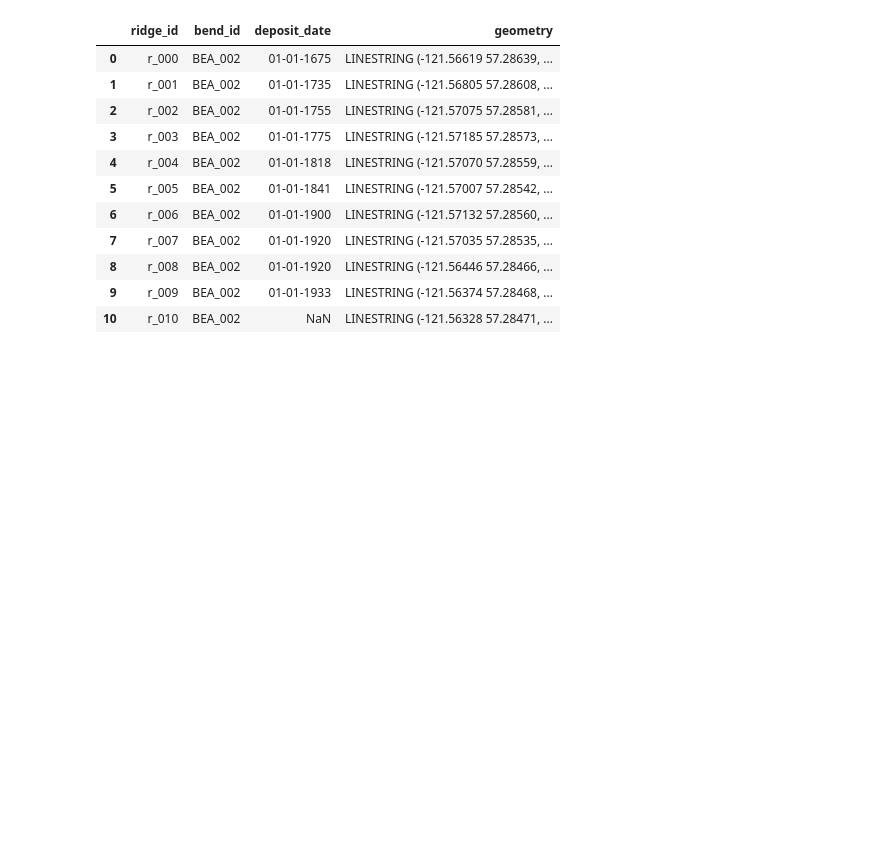
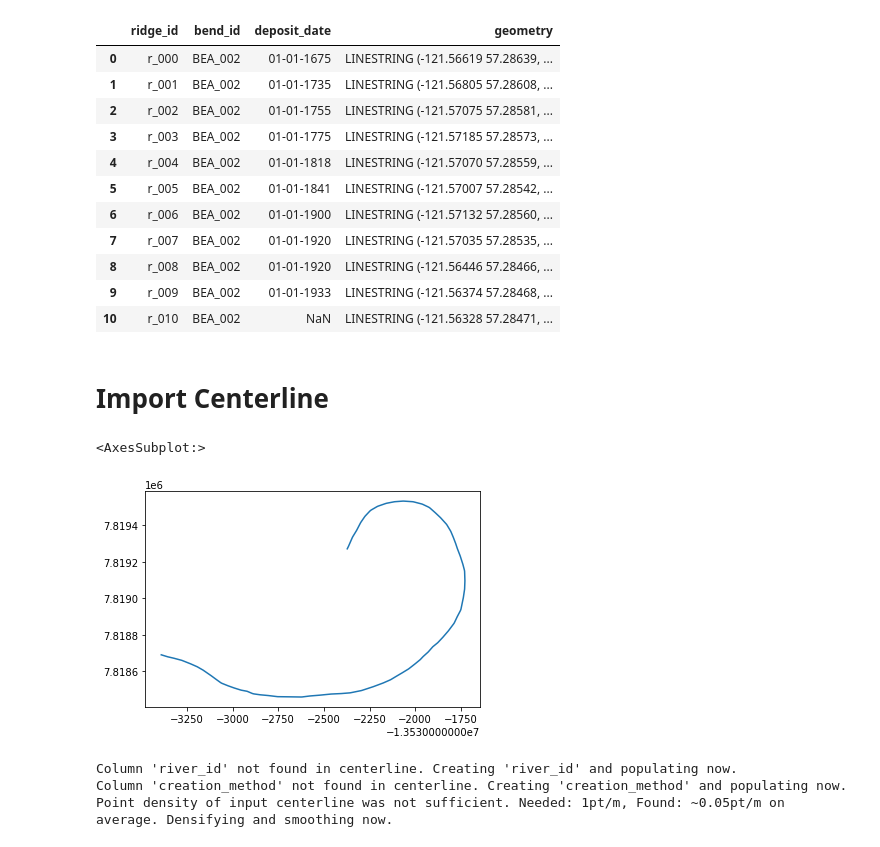
Before and after one commit to tamu-edu/scrollstats, a Jupyter notebook: AddDataToSQL.ipynb, the cells around one changed output. Cells and saved outputs as stored; diff of their text form; code cells hidden in the pictures; blank space fills up the shorter version.

Commit message:
added cl check

```diff
--- a/AddDataToSQL.ipynb
+++ b/AddDataToSQL.ipynb
@@ -126,3 +196,18 @@ ridges
 | 8 | r_008 | BEA_002 | 01-01-1920 | LINESTRING (-121.56446 57.28466, ... |
 | 9 | r_009 | BEA_002 | 01-01-1933 | LINESTRING (-121.56374 57.28468, ... |
 | 10 | r_010 | BEA_002 | NaN | LINESTRING (-121.56328 57.28471, ... |
+# %% [markdown]
+# Import Centerline
+# %%
+input_cl = gpd.read_file("/Users/avan/Downloads/HN1975/HN1975_B2_Centerline.shp")
+input_cl.plot()
+# %% [output]
+<AxesSubplot:>
+[figure, added]
+# %%
+sql_cl = check_centerline_for_sql(input_cl, 4, "manual", engine)
+sql_cl
+# %% [output]
+Column 'river_id' not found in centerline. Creating 'river_id' and populating now.
+Column 'creation_method' not found in centerline. Creating 'creation_method' and populating now.
+Point density of input centerline was not sufficient. Needed: 1pt/m, Found: ~0.05pt/m on average. Densifying and smoothing now.
```
Also changed, not shown: parts of 4 cells of this notebook.
